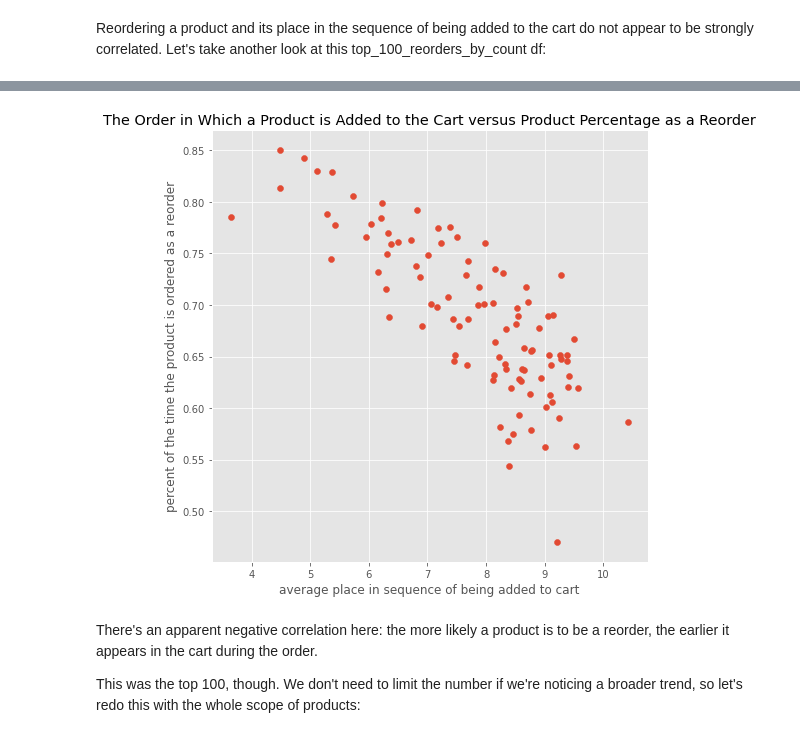
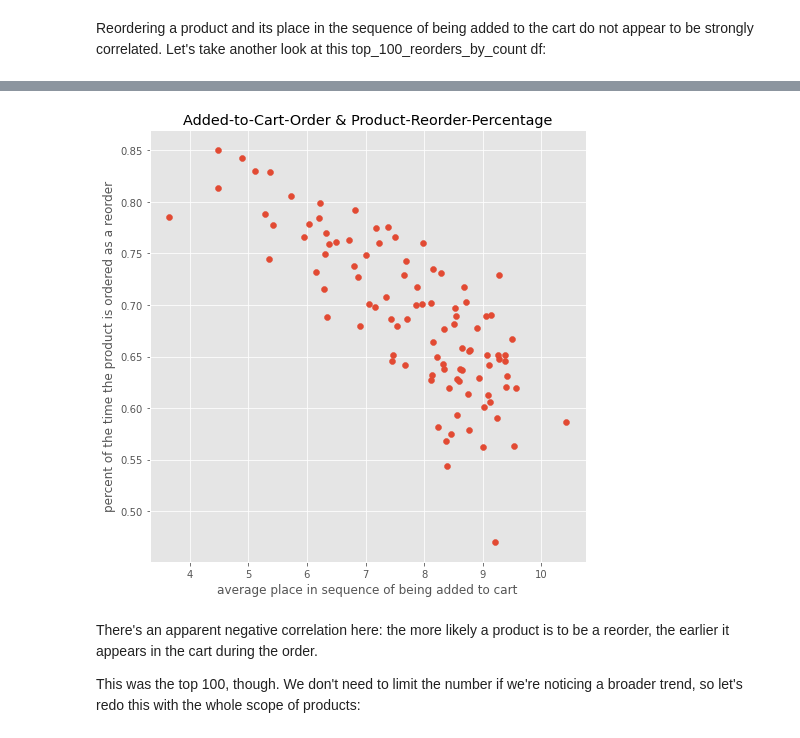
Before and after one commit to joeldmott/Instacart_Project, a Jupyter notebook: project_notebook.ipynb, the cells around one changed output, grey strips where cells are left out. Cells and saved outputs as stored; diff of their text form; code cells hidden in the pictures.

```diff
--- a/project_notebook.ipynb
+++ b/project_notebook.ipynb
@@ -506,13 +508,14 @@ top_100_reorders_by_count.head(10)
 # %%
 #How about the add-to-cart orders versus their percentage-likelihood-to-be-a-reorder?
 fig, ax = plt.subplots(figsize=(7,7))
 ax.scatter(top_100_reorders_by_count['avg_place_in_added_to_cart_sequence'], top_100_reorders_by_count['percentage_as_a_reorder'])
-ax.set_title("The Order in Which a Product is Added to the Cart versus Product Percentage as a Reorder")
+ax.set_title("Added-to-Cart-Order & Product-Reorder-Percentage")
 ax.set_ylabel('percent of the time the product is ordered as a reorder')
 ax.set_xlabel('average place in sequence of being added to cart')
+plt.savefig("Added-to-Cart-Order & Product-Reorder-Percentage.png")
 plt.tight_layout();
 # %% [output]
-[figure, old version]
+[figure, new version]
 # %% [markdown]
 There's an apparent negative correlation here: the more likely a product is to be a reorder, the earlier it appears in the cart during the order.
 
```
Also changed, not shown: parts of 45 cells of this notebook, 1 other file.
